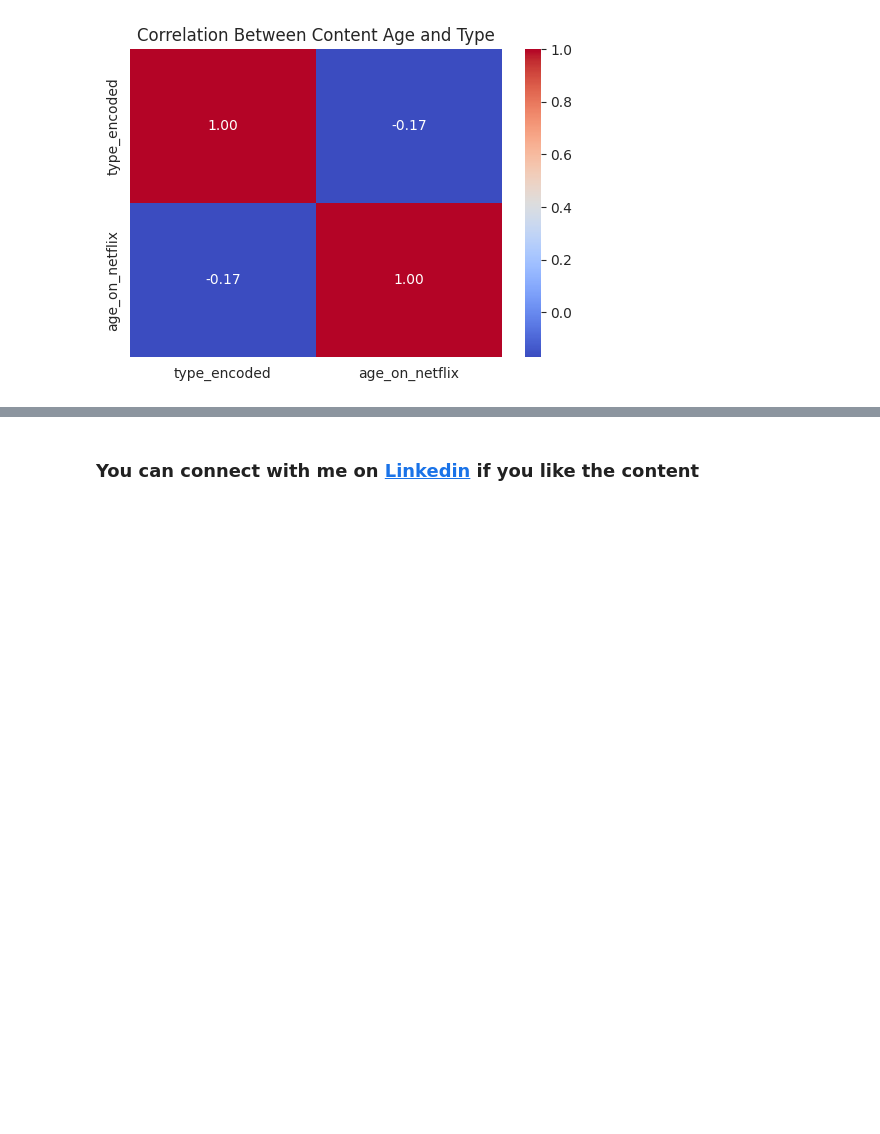
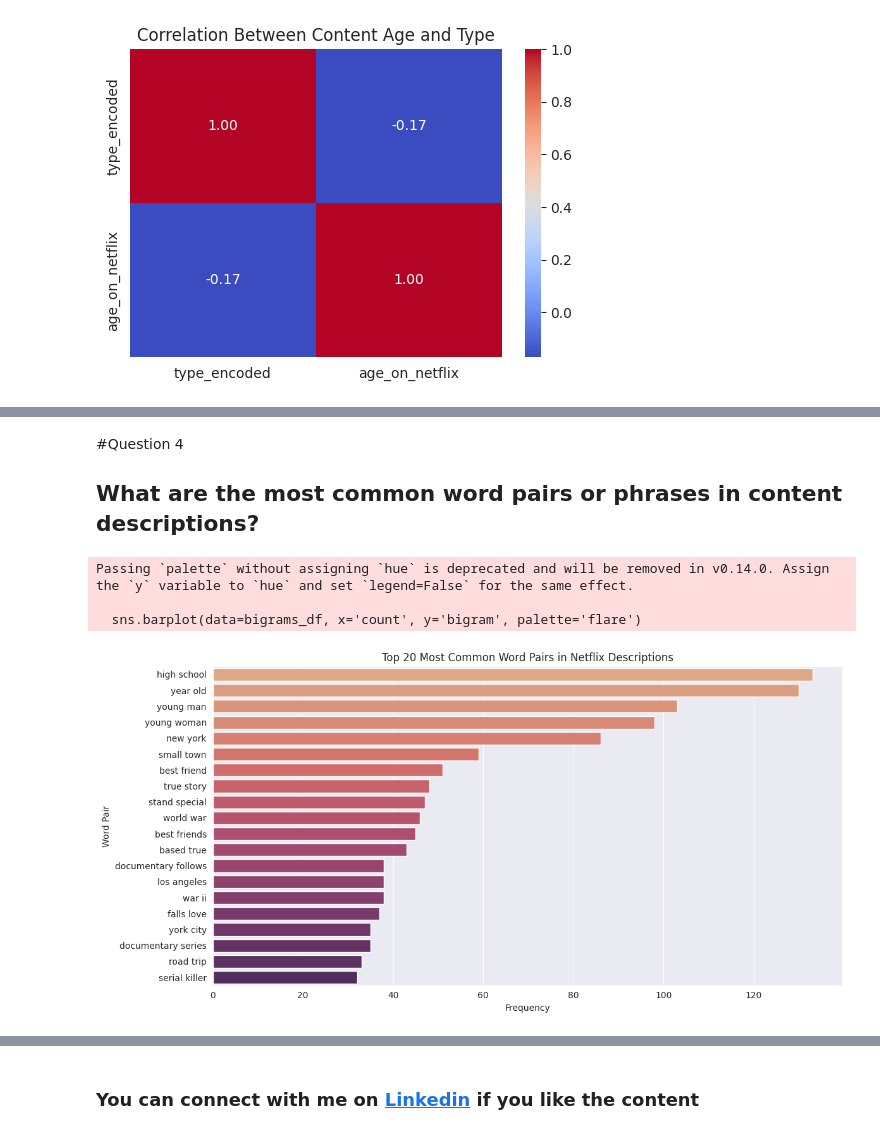
Before and after one commit to aashish10raj/GFG_21Projects_Course, a Jupyter notebook: Project2/2_Cracking_the_Code_An_Inside_Look_at_Netflix's_Content_Strategy.ipynb, the cells around one changed output, grey strips where cells are left out. Saved outputs shown, nothing was run; the diff lists cells and outputs as text; code cells hidden in the pictures; blank space fills up the shorter version.

```diff
--- a/Project2/2_Cracking_the_Code_An_Inside_Look_at_Netflix's_Content_Strategy.ipynb
+++ b/Project2/2_Cracking_the_Code_An_Inside_Look_at_Netflix's_Content_Strategy.ipynb
@@ -423,0 +445,35 @@ age_on_netflix     -0.171138        1.000000
+# %% [markdown]
+#Question 4
+## What are the most common word pairs or phrases in content descriptions?
+# %%
+from sklearn.feature_extraction.text import CountVectorizer
+
+
+# Combine all descriptions into one list
+descriptions = netflix_df['description'].dropna().tolist()
+
+# Initialize CountVectorizer for bigrams
+vectorizer = CountVectorizer(ngram_range=(2, 2), stop_words='english')
+X = vectorizer.fit_transform(descriptions)
+
+# Sum up the counts of each bigram
+bigrams_freq = X.sum(axis=0)
+bigrams = [(word, bigrams_freq[0, idx]) for word, idx in vectorizer.vocabulary_.items()]
+bigrams_sorted = sorted(bigrams, key=lambda x: x[1], reverse=True)[:20]
+
+# Convert to DataFrame for plotting
+bigrams_df = pd.DataFrame(bigrams_sorted, columns=['bigram', 'count'])
+
+# Plot the top 20 bigrams
+plt.figure(figsize=(12, 6))
+sns.barplot(data=bigrams_df, x='count', y='bigram', palette='flare')
+plt.title('Top 20 Most Common Word Pairs in Netflix Descriptions')
+plt.xlabel('Frequency')
+plt.ylabel('Word Pair')
+plt.tight_layout()
+plt.show()
+# %% [output]
+Passing `palette` without assigning `hue` is deprecated and will be removed in v0.14.0. Assign the `y` variable to `hue` and set `legend=False` for the same effect.
+
+  sns.barplot(data=bigrams_df, x='count', y='bigram', palette='flare')
+[figure, added]
```
Also changed, not shown: parts of 4 cells of this notebook.
